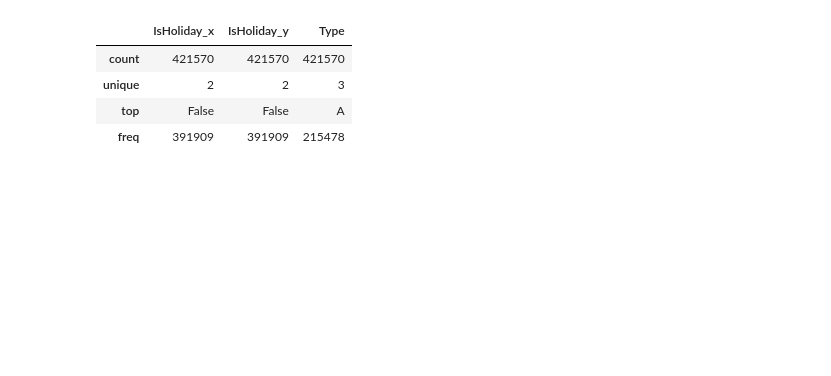
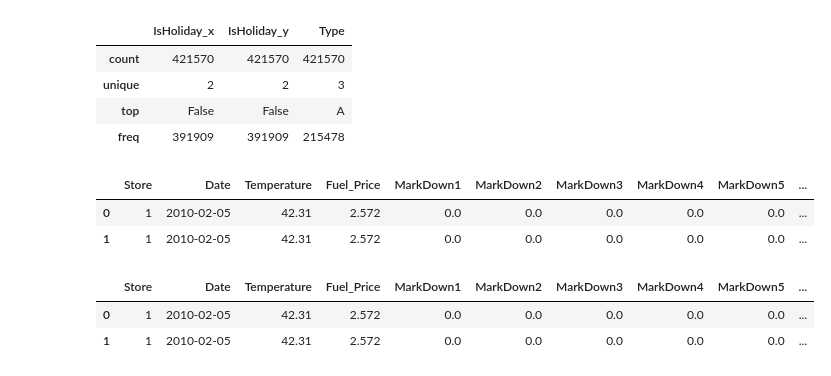
Before and after one commit to Saravanan-20G/Project-6--RetailSales, a Jupyter notebook: Retail.ipynb, the cells around one changed output. Saved outputs shown, nothing was run; the diff lists cells and outputs as text; code cells hidden in the pictures; blank space fills up the shorter version.

```diff
--- a/Retail.ipynb
+++ b/Retail.ipynb
@@ -368,3 +386,11 @@ df[string_columns].describe()
 | unique | 2 | 2 | 3 |
 | top | False | False | A |
 | freq | 391909 | 391909 | 215478 |
+# %%
+df1=df.copy()
+# %%
+df1.head(2)
+# %% [output]
+|  | Store | Date | Temperature | Fuel_Price | MarkDown1 | MarkDown2 | MarkDown3 | MarkDown4 | MarkDown5 | ... |
+| 0 | 1 | 2010-02-05 | 42.31 | 2.572 | 0.0 | 0.0 | 0.0 | 0.0 | 0.0 | ... |
+| 1 | 1 | 2010-02-05 | 42.31 | 2.572 | 0.0 | 0.0 | 0.0 | 0.0 | 0.0 | ... |
@@ -370,0 +404,6 @@ df[string_columns].describe()
+# %%
+df1.head(2)
+# %% [output]
+|  | Store | Date | Temperature | Fuel_Price | MarkDown1 | MarkDown2 | MarkDown3 | MarkDown4 | MarkDown5 | ... |
+| 0 | 1 | 2010-02-05 | 42.31 | 2.572 | 0.0 | 0.0 | 0.0 | 0.0 | 0.0 | ... |
+| 1 | 1 | 2010-02-05 | 42.31 | 2.572 | 0.0 | 0.0 | 0.0 | 0.0 | 0.0 | ... |
```
Also changed, not shown: parts of 4 cells of this notebook.
